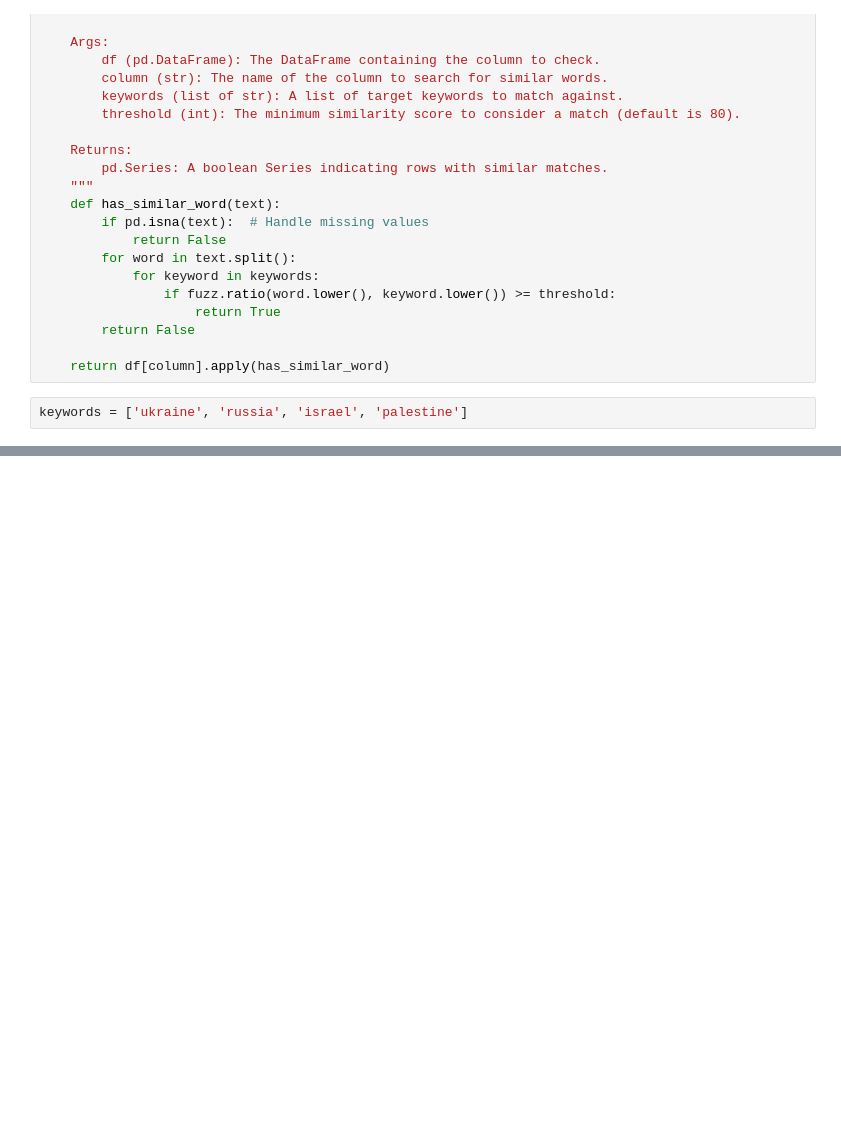
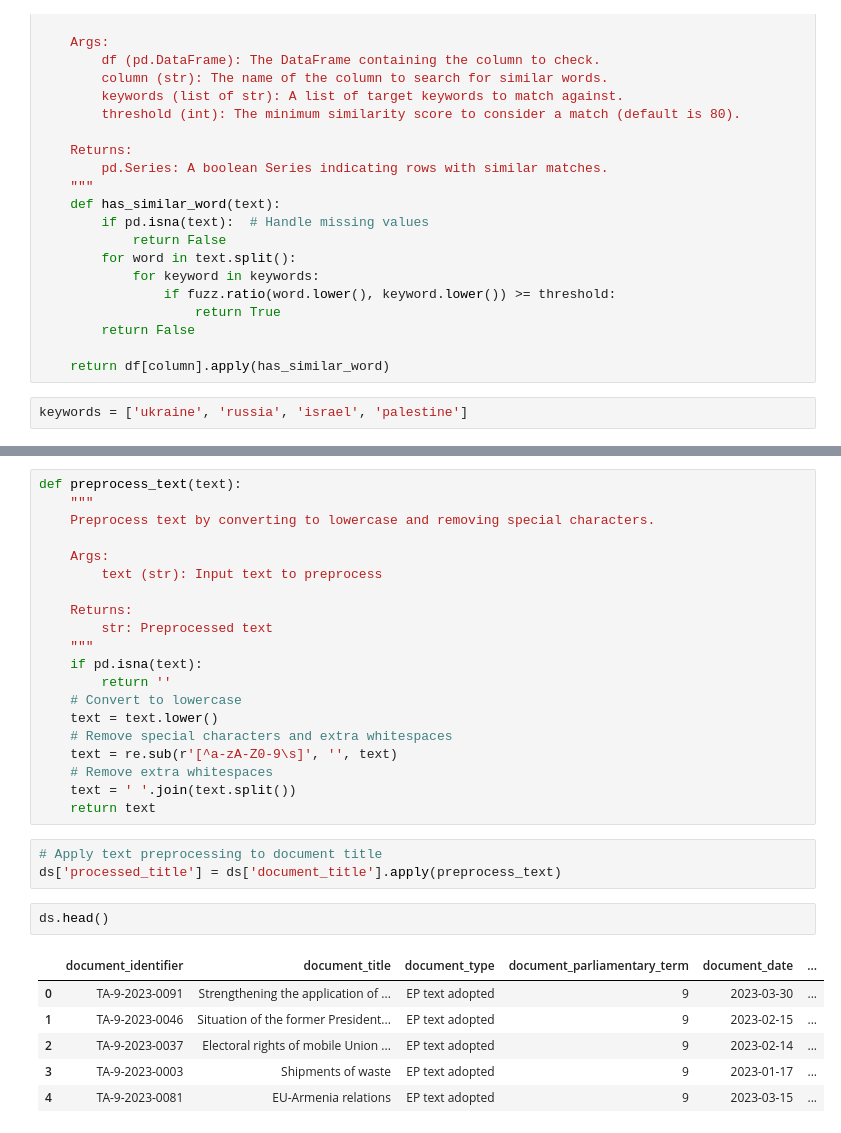
Before and after one commit to d-noe/DHAI_llms_political_conflicts, a Jupyter notebook: dataprep.ipynb, the cells around one changed output, grey strips where cells are left out. Drawn from its saved outputs; the diff is of its cells as text; blank space fills up the shorter version.

```diff
--- a/dataprep.ipynb
+++ b/dataprep.ipynb
@@ -84,0 +97,32 @@ Name: document_title, dtype: object
+# %%
+def preprocess_text(text):
+    """
+    Preprocess text by converting to lowercase and removing special characters.
+
+    Args:
+        text (str): Input text to preprocess
+
+    Returns:
+        str: Preprocessed text
+    """
+    if pd.isna(text):
+        return ''
+    # Convert to lowercase
+    text = text.lower()
+    # Remove special characters and extra whitespaces
+    text = re.sub(r'[^a-zA-Z0-9\s]', '', text)
+    # Remove extra whitespaces
+    text = ' '.join(text.split())
+    return text
+# %%
+# Apply text preprocessing to document title
+ds['processed_title'] = ds['document_title'].apply(preprocess_text)
+# %%
+ds.head()
+# %% [output]
+|  | document_identifier | document_title | document_type | document_parliamentary_term | document_date | ... |
+| 0 | TA-9-2023-0091 | Strengthening the application of ... | EP text adopted | 9 | 2023-03-30 | ... |
+| 1 | TA-9-2023-0046 | Situation of the former President... | EP text adopted | 9 | 2023-02-15 | ... |
+| 2 | TA-9-2023-0037 | Electoral rights of mobile Union ... | EP text adopted | 9 | 2023-02-14 | ... |
+| 3 | TA-9-2023-0003 | Shipments of waste | EP text adopted | 9 | 2023-01-17 | ... |
+| 4 | TA-9-2023-0081 | EU-Armenia relations | EP text adopted | 9 | 2023-03-15 | ... |
```
Also changed, not shown: parts of 9 cells of this notebook.
